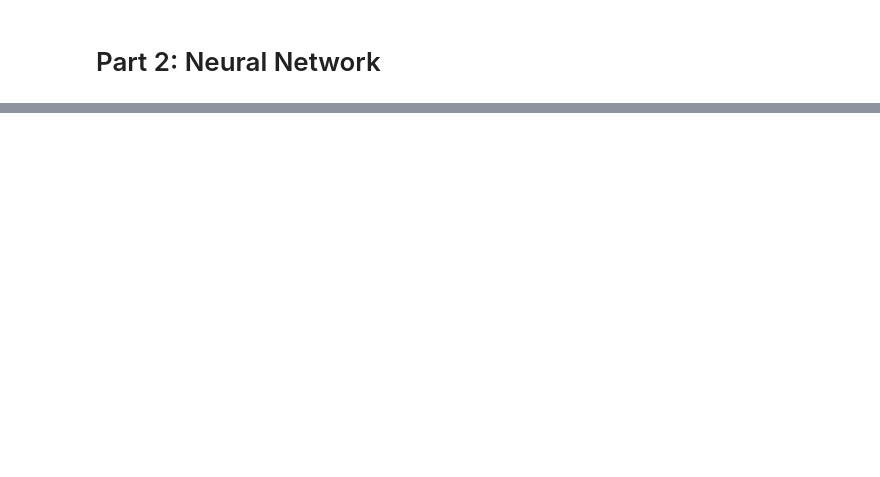
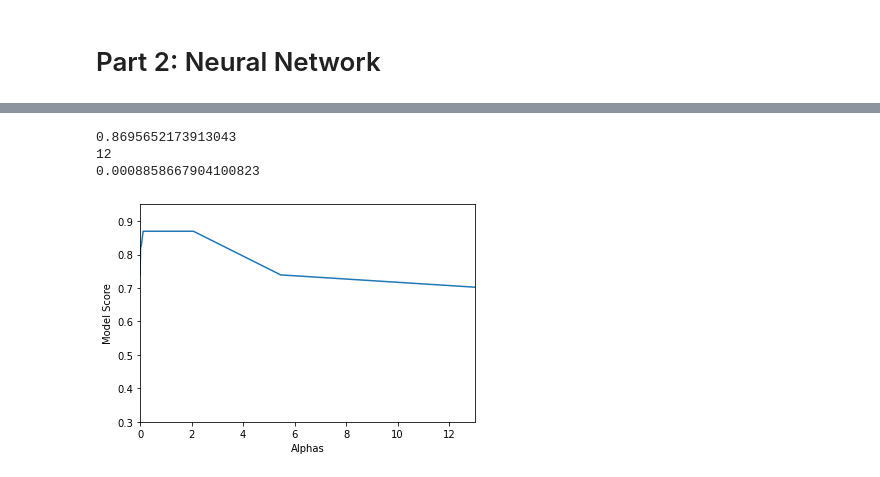
Before and after one commit to acrofts040/Sentiment_Classifier, a Jupyter notebook: src/pcode.ipynb, the cells around one changed output, grey strips where cells are left out. Saved outputs shown, nothing was run; the diff lists cells and outputs as text; code cells hidden in the pictures; blank space fills up the shorter version.

```diff
--- a/src/pcode.ipynb
+++ b/src/pcode.ipynb
@@ -74,13 +278,20 @@ clf2.score(x_train,y_train_df)
 # Part 2: Neural Network
 # %%
 #Neural Network Model #1 : Sklearn Docs Demo
-
 from sklearn.neural_network import MLPClassifier
 
-clf3 = MLPClassifier(solver='lbfgs', alpha=1e-3, hidden_layer_sizes=(5, 2), random_state=1)
 
-clf3.fit(x_train, y_train_df)
+#find optimal alpha
+alphas = np.logspace(-6, 2, base=10, num=20)
+scores = []
+for i in range(0,20):
+    #clf3 = MLPClassifier(solver='lbfgs', alpha=alphas[i], hidden_layer_sizes=(5, 2), random_state=1)
+    clf3 = MLPClassifier(hidden_layer_sizes=(10,), alpha = alphas[i] ,max_iter=600, random_state=13)
+    clf3.fit(x_train, y_train)
+    scores.append(clf3.score(x_split,y_split))
+    print("done")
 
 
-clf3.score(x_train,y_train_df)
+#k fold test
+#clf3.score(x_split,y_split)
 # %% [output]
@@ -87,0 +318,16 @@ clf3.score(x_train,y_train_df)
+# %%
+plt.plot(alphas,scores)
+plt.xlabel("Alphas")
+plt.ylabel("Model Score")
+plt.ylim([.3,.95])
+plt.xlim(0,13)
+
+
+print(max(scores))
+print(scores.index(max(scores)))
+print(alphas[7])
+# %% [output]
+0.8695652173913043
+12
+0.0008858667904100823
+[figure, added]
```
Also changed, not shown: parts of 27 cells of this notebook.
